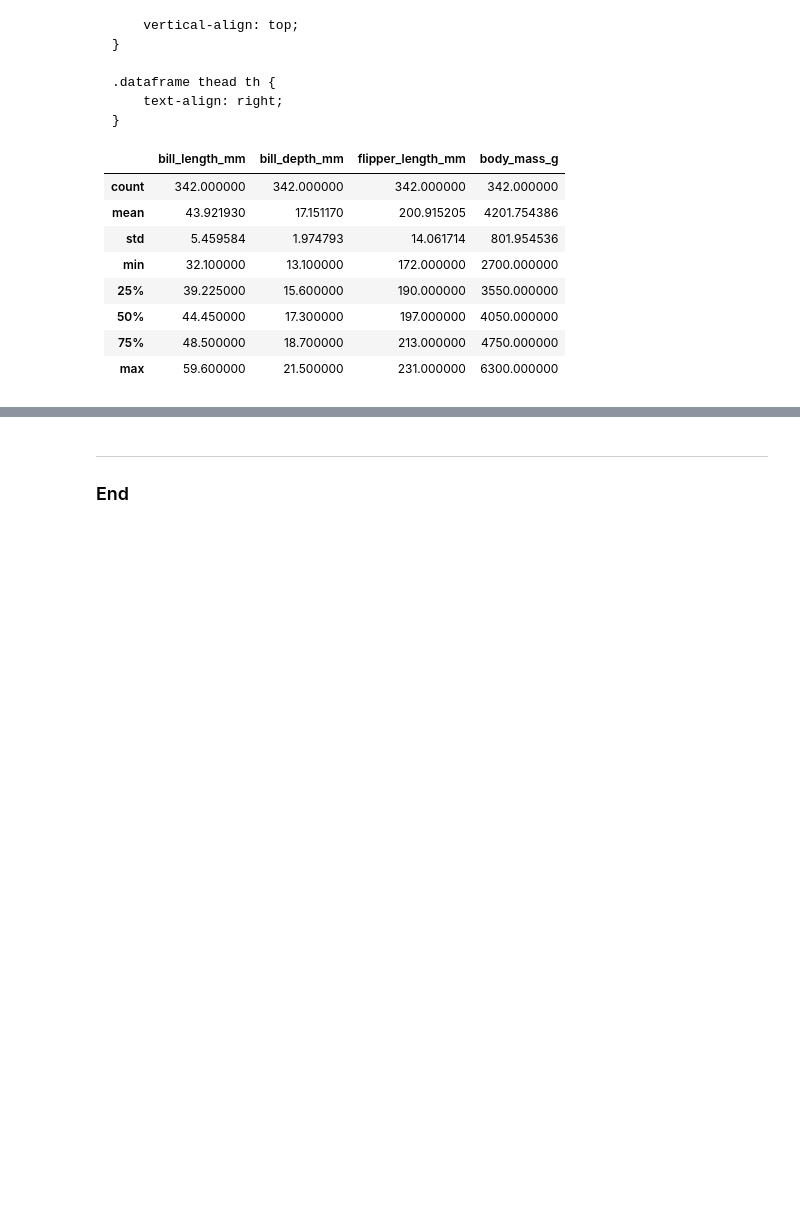
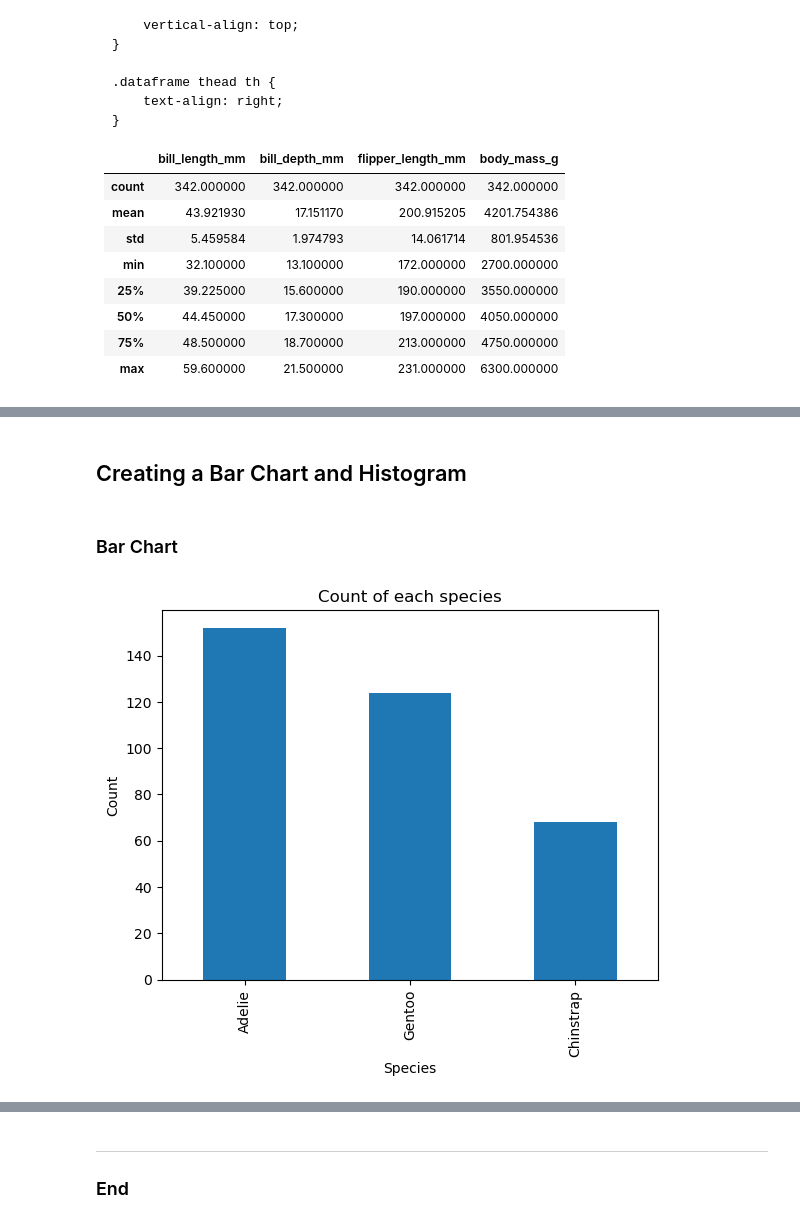
Before and after one commit to Rahuldewan27/8634----PRINCIPLES-OF-DATA-ANALYTICS, a Jupyter notebook: penguins.ipynb, the cells around one changed output, grey strips where cells are left out. Drawn from its saved outputs; the diff is of its cells as text; code cells hidden in the pictures; blank space fills up the shorter version.

```diff
--- a/penguins.ipynb
+++ b/penguins.ipynb
@@ -233,0 +255,19 @@ The summary description of the numerical variables can be found below
+# %% [markdown]
+## Creating a Bar Chart and Histogram
+# %% [markdown]
+### Bar Chart
+# %%
+# Count of each species.
+species_count = df['species'].value_counts()
+
+#Plot the count of each species.
+species_count.plot(kind='bar')
+
+plt.title('Count of each species')
+plt.xlabel('Species')
+plt.ylabel('Count')
+
+# Display the plot.
+plt.show()
+# %% [output]
+[figure, added]
```
Also changed, not shown: parts of 6 cells of this notebook.
